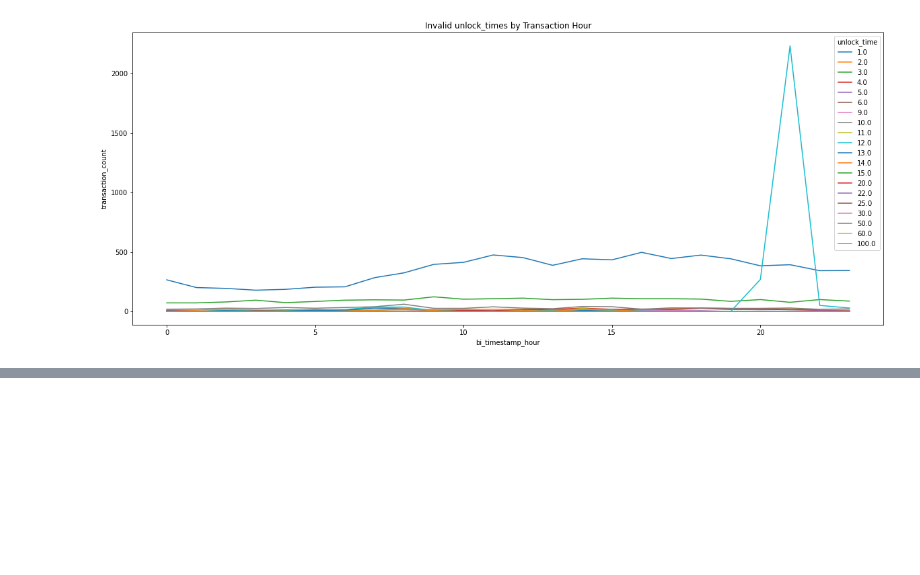
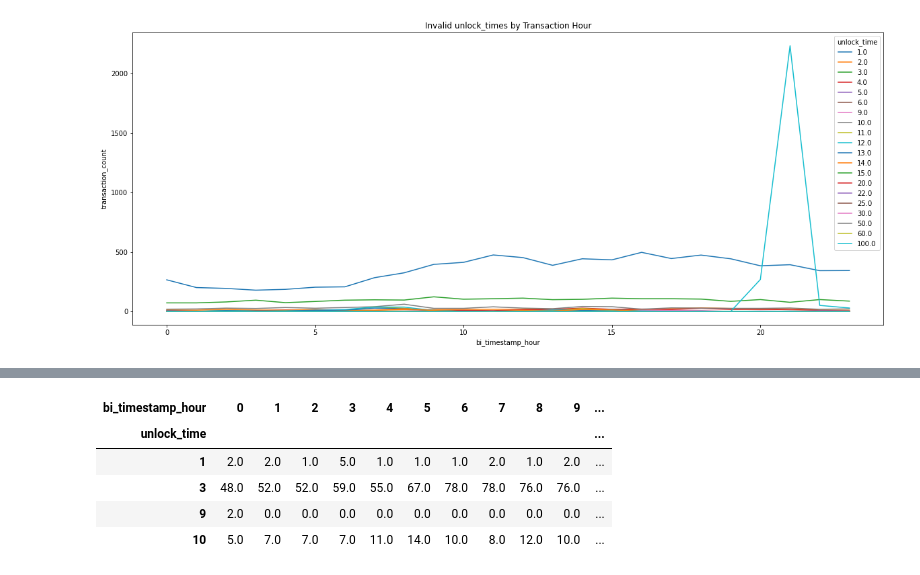
Before and after one commit to AnonimaUzanto/monero_blockchain_analysis, a Jupyter notebook: Unlock_Time_Analysis.ipynb, the cells around one changed output, grey strips where cells are left out. Drawn from its saved outputs; the diff is of its cells as text; code cells hidden in the pictures; blank space fills up the shorter version.

```diff
--- a/Unlock_Time_Analysis.ipynb
+++ b/Unlock_Time_Analysis.ipynb
@@ -261,0 +269,12 @@ plt.ylabel("transaction_count");
+# %%
+pd.set_option("display.max_columns", None)
+invalid_unlock_time_2022 = invalid_unlock_times[invalid_unlock_times["bi_timestamp_my"] >= "2022-01"].reset_index().copy()
+invalid_unlock_time_2022["bi_timestamp_hour"] = pd.to_datetime(invalid_unlock_time_2022["bi_timestamp_date"]).dt.hour
+invalid_unlock_time_2022.groupby(["unlock_time", "bi_timestamp_hour"]).count()["tx_hash"].unstack().fillna(0)
+# %% [output]
+| bi_timestamp_hour | 0 | 1 | 2 | 3 | 4 | 5 | 6 | 7 | 8 | 9 | ... |
+| unlock_time |  |  |  |  |  |  |  |  |  |  | ... |
+| 1 | 2.0 | 2.0 | 1.0 | 5.0 | 1.0 | 1.0 | 1.0 | 2.0 | 1.0 | 2.0 | ... |
+| 3 | 48.0 | 52.0 | 52.0 | 59.0 | 55.0 | 67.0 | 78.0 | 78.0 | 76.0 | 76.0 | ... |
+| 9 | 2.0 | 0.0 | 0.0 | 0.0 | 0.0 | 0.0 | 0.0 | 0.0 | 0.0 | 0.0 | ... |
+| 10 | 5.0 | 7.0 | 7.0 | 7.0 | 11.0 | 14.0 | 10.0 | 8.0 | 12.0 | 10.0 | ... |
```
Also changed, not shown: parts of 10 cells of this notebook.
